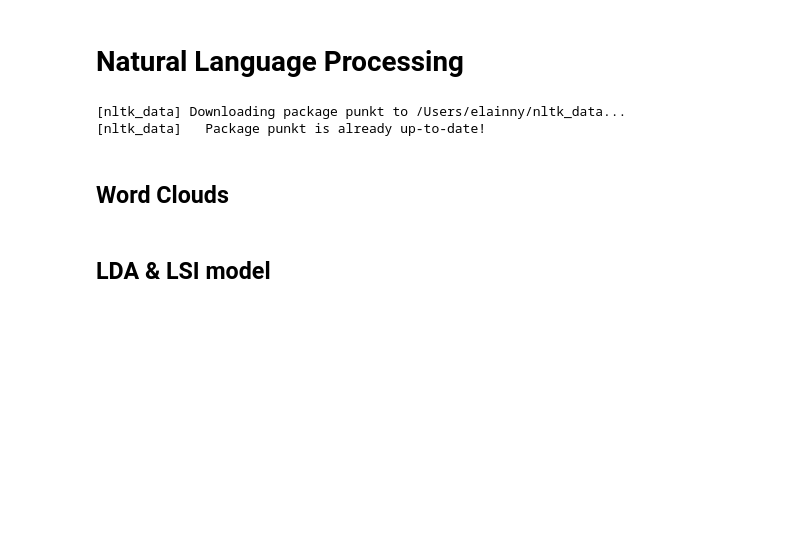
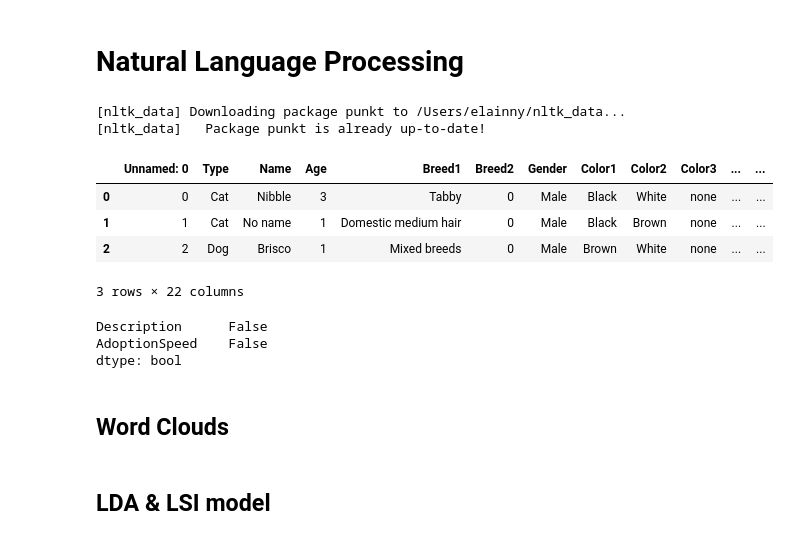
Before and after one commit to juew72/pet-adoptionspeed, a Jupyter notebook: NLP.ipynb, the cells around one changed output. Drawn from its saved outputs; the diff is of its cells as text; code cells hidden in the pictures; blank space fills up the shorter version.

```diff
--- a/NLP.ipynb
+++ b/NLP.ipynb
@@ -42,7 +42,14 @@ from sklearn.metrics import confusion_matrix
 # %%
 # import datasets
 
 df = pd.read_csv('Data/cleaned-data.csv')
 train = pd.read_csv('Data/cleaned-train.csv')
 test = pd.read_csv('Data/cleaned-test.csv')
+train.head(3)
+# %% [output]
+|  | Unnamed: 0 | Type | Name | Age | Breed1 | Breed2 | Gender | Color1 | Color2 | Color3 | ... | ... |
+| 0 | 0 | Cat | Nibble | 3 | Tabby | 0 | Male | Black | White | none | ... | ... |
+| 1 | 1 | Cat | No name | 1 | Domestic medium hair | 0 | Male | Black | Brown | none | ... | ... |
+| 2 | 2 | Dog | Brisco | 1 | Mixed breeds | 0 | Male | Brown | White | none | ... | ... |
+3 rows × 22 columns
 # %%
@@ -52,3 +60,10 @@ train['Descrption'] = train['Description'].fillna('-', inplace = True)
+# %%
+# check if there is any NaN columns left
+train.isnull().any()
+# %% [output]
+Description      False
+AdoptionSpeed    False
+dtype: bool
 # %% [markdown]
 ## Word Clouds
 # %%
```
Also changed, not shown: parts of 15 cells of this notebook, 2 other files.
